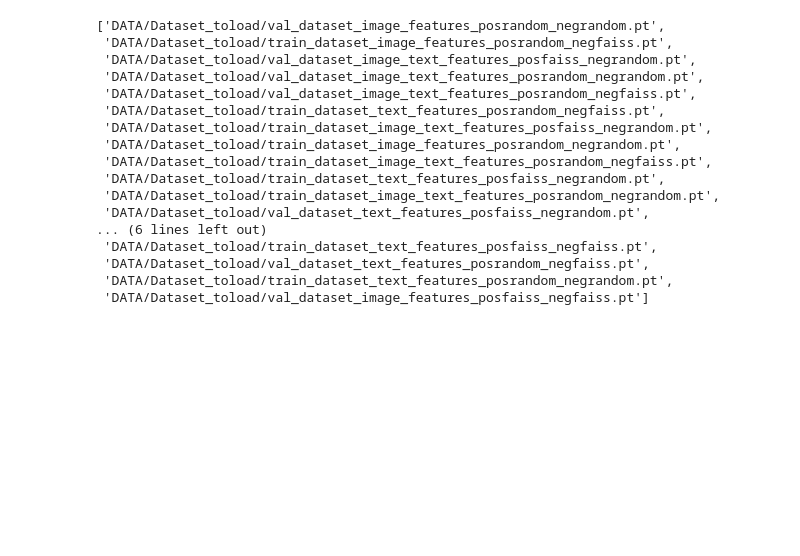
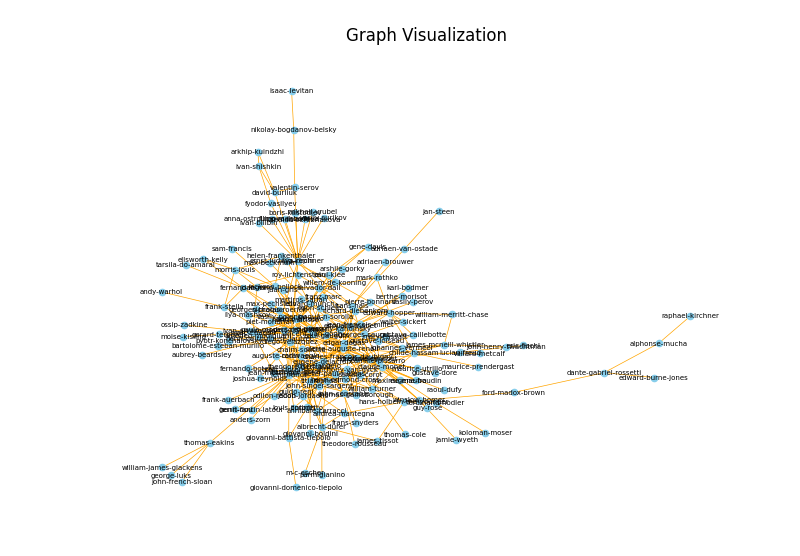
Before and after one commit to traopia/CLOIR, a Jupyter notebook: visualize_examples.ipynb, the cells around one changed output. Drawn from its saved outputs; the diff is of its cells as text; code cells hidden in the pictures; blank space fills up the shorter version.

```diff
--- a/visualize_examples.ipynb
+++ b/visualize_examples.ipynb
@@ -17,3 +53,8 @@ def plot_examples(query, positive_indexes, df):
         ax.axis('off')
         ax.set_title(df.iloc[positive_indexes[i]].artist_name)
     plt.show()
+# %%
+import json
+with open('DATA/influenced_by_dict.json', 'r') as f:
+  influence_dict = json.load(f)
+influence_dict['vincent-van-gogh']
@@ -59,22 +174,0 @@ DATA/Dataset_toload/train_dataset_image_features_posrandom_negfaiss.pt
-# %%
-import glob
-data_paths = glob.glob('DATA/Dataset_toload/*', recursive = True)
-data_paths
-# %% [output]
-['DATA/Dataset_toload/val_dataset_image_features_posrandom_negrandom.pt',
- 'DATA/Dataset_toload/train_dataset_image_features_posrandom_negfaiss.pt',
- 'DATA/Dataset_toload/val_dataset_image_text_features_posfaiss_negrandom.pt',
- 'DATA/Dataset_toload/val_dataset_image_text_features_posrandom_negrandom.pt',
- 'DATA/Dataset_toload/val_dataset_image_text_features_posrandom_negfaiss.pt',
- 'DATA/Dataset_toload/train_dataset_text_features_posrandom_negfaiss.pt',
- 'DATA/Dataset_toload/train_dataset_image_text_features_posfaiss_negrandom.pt',
- 'DATA/Dataset_toload/train_dataset_image_features_posrandom_negrandom.pt',
- 'DATA/Dataset_toload/train_dataset_image_text_features_posrandom_negfaiss.pt',
- 'DATA/Dataset_toload/train_dataset_text_features_posfaiss_negrandom.pt',
- 'DATA/Dataset_toload/train_dataset_image_text_features_posrandom_negrandom.pt',
- 'DATA/Dataset_toload/val_dataset_text_features_posfaiss_negrandom.pt',
-... (6 lines left out)
- 'DATA/Dataset_toload/train_dataset_text_features_posfaiss_negfaiss.pt',
- 'DATA/Dataset_toload/val_dataset_text_features_posrandom_negfaiss.pt',
- 'DATA/Dataset_toload/train_dataset_text_features_posrandom_negrandom.pt',
- 'DATA/Dataset_toload/val_dataset_image_features_posfaiss_negfaiss.pt']
@@ -80,0 +186,44 @@ data_paths
+# %%
+#https://uvadlc-notebooks.readthedocs.io/en/latest/tutorial_notebooks/tutorial17/SimCLR.html
+import pandas as pd
+import numpy as np
+import torch
+import json
+def filter_dict_by_keys(input_dict, key_list):
+    filtered_dict = {key: value for key, value in input_dict.items() if key in key_list}
+    return filtered_dict
+
+def read_json_file(file_path):
+    with open(file_path, 'r') as file:
+        graph_dict = json.load(file)
+    return graph_dict
+
+import networkx as nx
+import matplotlib.pyplot as plt
+
+def visualize_graph(graph_dict):
+    G = nx.from_dict_of_lists(graph_dict)
+    nx.draw(G, with_labels=True, node_size=20, node_color='skyblue', font_size=5, edge_color='orange', width=0.5)
+    plt.title("Graph Visualization")
+    plt.show()
+
+def draw_directed_graph(graph_dict):
+    G = nx.DiGraph()
+    for node, edges in graph_dict.items():
+        for edge in edges:
+            G.add_edge(node, edge)
+    pos = nx.planar_layout(G)
+    nx.draw(G,pos, with_labels=True, node_size=20, node_color='skyblue', font_size=8, arrowsize=10, edge_color='orange', width=0.5)
+    plt.title("Directed Graph Visualization")
+    plt.show()
+    plt.savefig('plot_influence.png')
+
+df = pd.read_pickle('DATA/Dataset/wikiart_full_combined_try.pkl')
+influence_dict =  df.groupby('artist_name')['influenced_by'].first().to_dict()
+artist_freq = df.artist_name.value_counts()
+artist_freq = artist_freq#[artist_freq > 1000]
+artist_freq_more = list(artist_freq.keys())
+painters_influence_dict = filter_dict_by_keys(input_dict=influence_dict, key_list=artist_freq_more)
+visualize_graph(painters_influence_dict)
+# %% [output]
+[figure, added]
```
Also changed, not shown: parts of 14 cells of this notebook, 3 other files.
